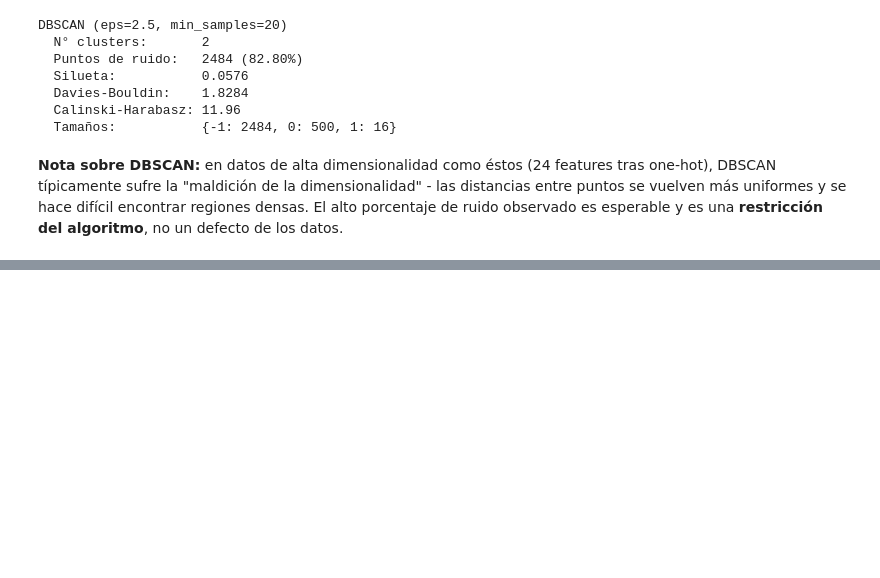
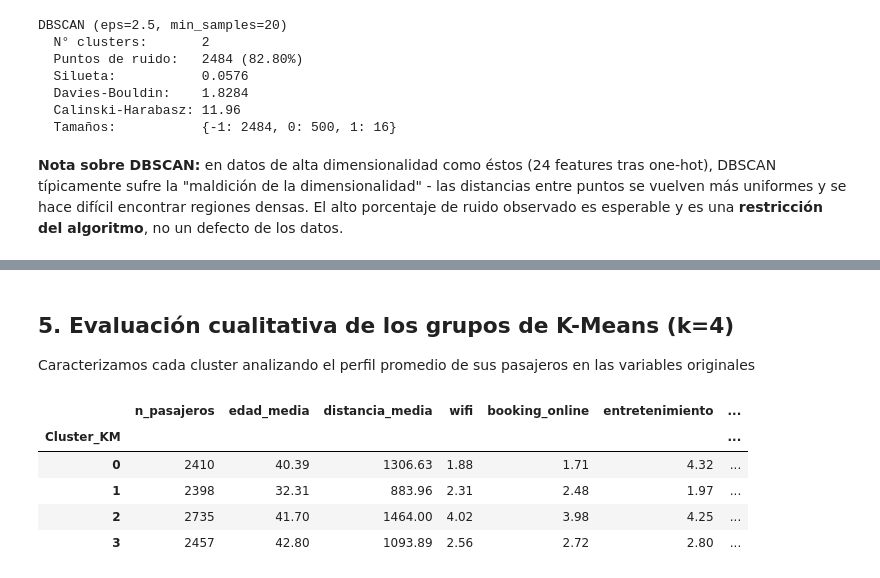
Before and after one commit to w-pollock/Grupo33-Lab4, a Jupyter notebook: Grupo33-Lab4.ipynb, the cells around one changed output, grey strips where cells are left out. Cells and saved outputs as stored; diff of their text form; code cells hidden in the pictures; blank space fills up the shorter version.

```diff
--- a/Grupo33-Lab4.ipynb
+++ b/Grupo33-Lab4.ipynb
@@ -643,0 +696,39 @@ DBSCAN (eps=2.5, min_samples=20)
+# %% [markdown]
+## 5. Evaluación cualitativa de los grupos de K-Means (k=4)
+
+Caracterizamos cada cluster analizando el perfil promedio de sus pasajeros en las variables originales
+# %%
+
+df_perfiles = df_clean.copy()
+df_perfiles['Cluster_KM'] = labels_kmeans
+
+
+
+
+perfil = df_perfiles.groupby('Cluster_KM').agg(
+
+
+    n_pasajeros=('Age', 'count'),
+    edad_media=('Age', 'mean'),
+    distancia_media=('Flight Distance', 'mean'),
+    wifi=('Inflight wifi service', 'mean'),
+    booking_online=('Ease of Online booking', 'mean'),
+    entretenimiento=('Inflight entertainment', 'mean'),
+    comodidad_asiento=('Seat comfort', 'mean'),
+
+    servicio_abordo=('On-board service', 'mean'),
+    comida=('Food and drink', 'mean'),
+    limpieza=('Cleanliness', 'mean'),
+    delay_salida_log=('Departure Delay in Minutes', 'mean'),
+
+
+).round(2)
+
+display(perfil)
+# %% [output]
+|  | n_pasajeros | edad_media | distancia_media | wifi | booking_online | entretenimiento | ... |
+| Cluster_KM |  |  |  |  |  |  | ... |
+| 0 | 2410 | 40.39 | 1306.63 | 1.88 | 1.71 | 4.32 | ... |
+| 1 | 2398 | 32.31 | 883.96 | 2.31 | 2.48 | 1.97 | ... |
+| 2 | 2735 | 41.70 | 1464.00 | 4.02 | 3.98 | 4.25 | ... |
+| 3 | 2457 | 42.80 | 1093.89 | 2.56 | 2.72 | 2.80 | ... |
```
Also changed, not shown: parts of 14 cells of this notebook, 2 other files.
